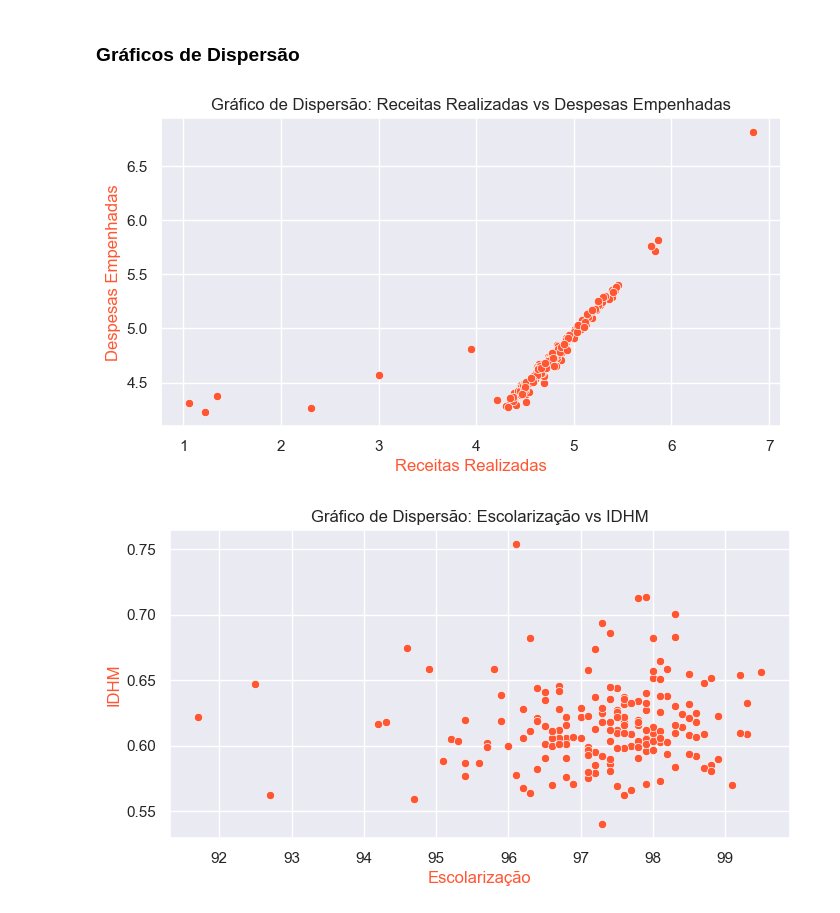
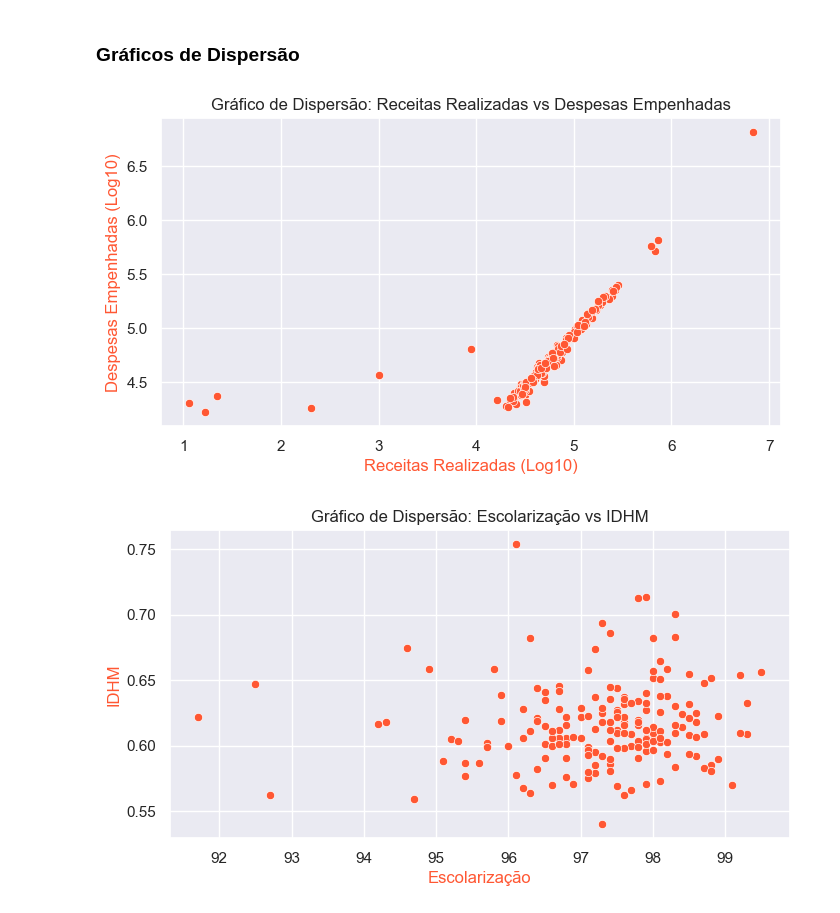
Before and after one commit to romulofreits/CK0268---ICD, a Jupyter notebook: AED.ipynb, the cells around one changed output. Cells and saved outputs as stored; diff of their text form; code cells hidden in the pictures.

```diff
--- a/AED.ipynb
+++ b/AED.ipynb
@@ -686,7 +1375,7 @@ px.box(df, x = 'pib', points = 'all')
 # %%
 # Analisando a distribuição das variável pib
 
-sns.set(rc={'figure.figsize':(11.8,8.3)})
+sns.set(rc={'figure.figsize':(8, 4)})
 sns.distplot(df['pib'], bins=30, color = '#FF5733')
 plt.show()
 # %% [output]
@@ -754,18 +1519,22 @@ plt.show()
 # %% [markdown]
 ### Gráficos de Dispersão
 # %%
+# Converter as variáveis para escala logarítmica
+df['receitas_realizadas_log'] = np.log10(df['receitas_realizadas'])
+df['receitas_empenhadas_log'] = np.log10(df['despesas_empenhadas'])
+
 plt.figure(figsize=(8,4))  # Tamanho da figura
 sns.scatterplot(data=df, x='receitas_realizadas_log', y='despesas_empenhadas_log', color = '#FF5733')
 
 # Personalizar o gráfico de dispersão
 plt.title('Gráfico de Dispersão: Receitas Realizadas vs Despesas Empenhadas')
-plt.xlabel('Receitas Realizadas', color = '#FF5733')
-plt.ylabel('Despesas Empenhadas', color = '#FF5733')
+plt.xlabel('Receitas Realizadas (Log10)', color = '#FF5733')
+plt.ylabel('Despesas Empenhadas (Log10)', color = '#FF5733')
 
 # Mostrar o gráfico de dispersão
 plt.show()
 # %% [output]
-[figure, old version]
+[figure, new version]
 # %%
 plt.figure(figsize=(8,4))  # Tamanho da figura
 sns.scatterplot(data=df, x='escolarizacao', y='idhm', color = '#FF5733')
```
Also changed, not shown: parts of 81 cells of this notebook.
